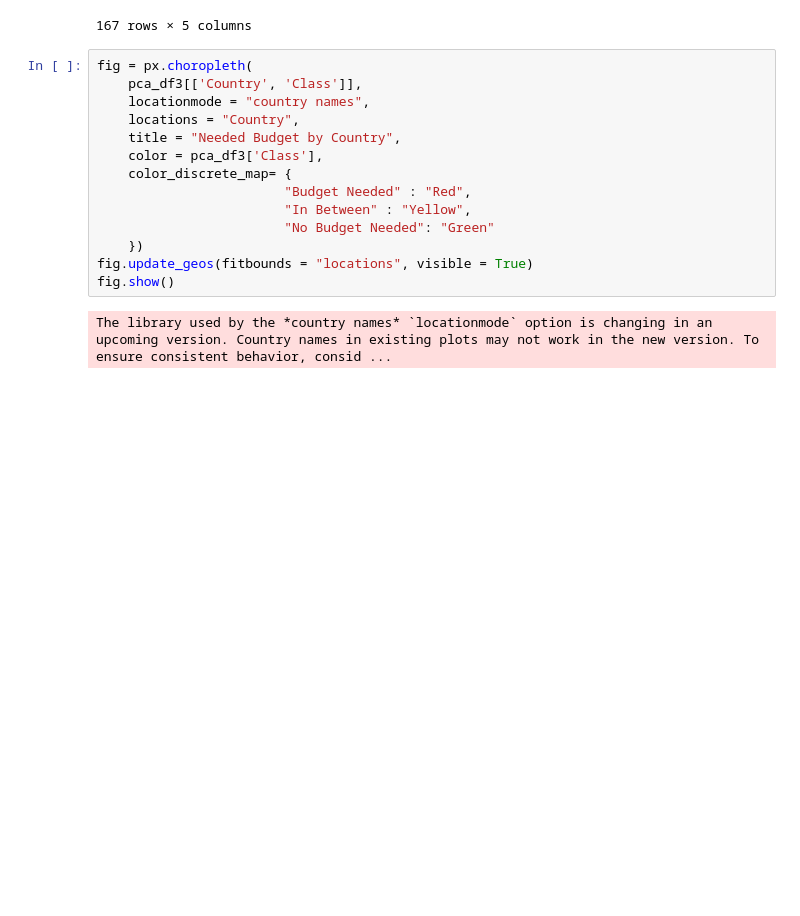
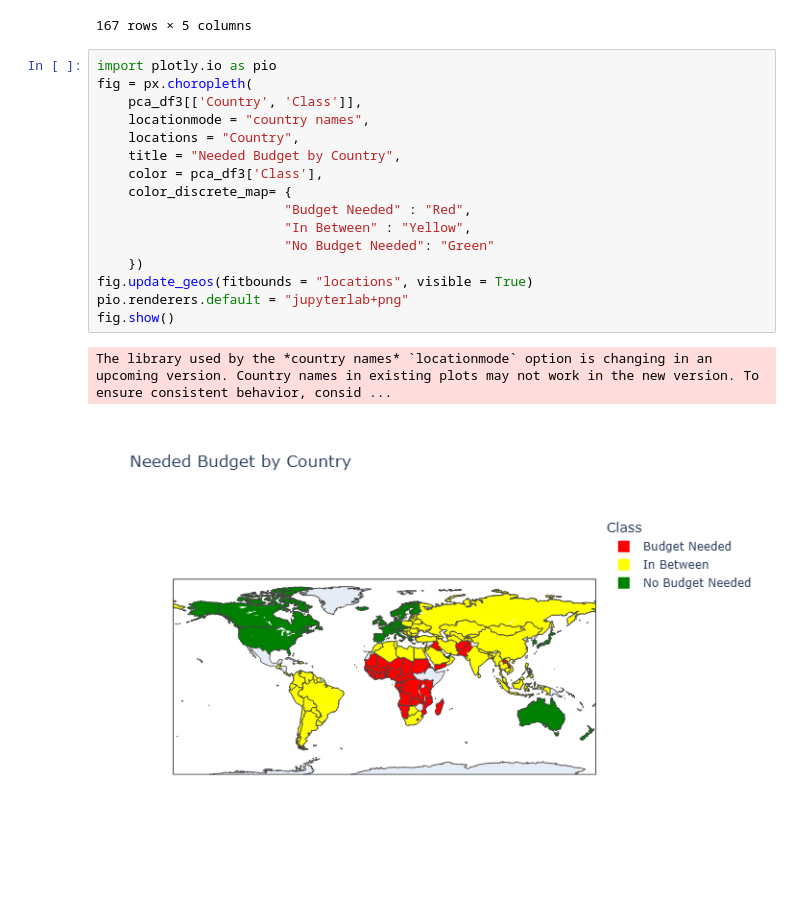
Before and after one commit to Semavi7/DataScienceMachineLearning, a Jupyter notebook: MachineLearning/countryUnsupervised.ipynb, the cells around one changed output. Cells and saved outputs as stored; diff of their text form; blank space fills up the shorter version.

```diff
--- a/MachineLearning/countryUnsupervised.ipynb
+++ b/MachineLearning/countryUnsupervised.ipynb
@@ -365,18 +366,21 @@ pca_df3
 | 166 | Zambia | 0.573897 | 0.108788 | 0.032552 | Budget Needed |
 167 rows × 5 columns
 # %%
+import plotly.io as pio
 fig = px.choropleth(
     pca_df3[['Country', 'Class']],
     locationmode = "country names",
     locations = "Country",
     title = "Needed Budget by Country",
     color = pca_df3['Class'],
     color_discrete_map= {
                         "Budget Needed" : "Red",
                         "In Between" : "Yellow",
                         "No Budget Needed": "Green"
     })
 fig.update_geos(fitbounds = "locations", visible = True)
+pio.renderers.default = "jupyterlab+png"
 fig.show()
 # %% [output]
 The library used by the *country names* `locationmode` option is changing in an upcoming version. Country names in existing plots may not work in the new version. To ensure consistent behavior, consid ...
+[figure, added]
```
Also changed, not shown: parts of 3 cells of this notebook.
